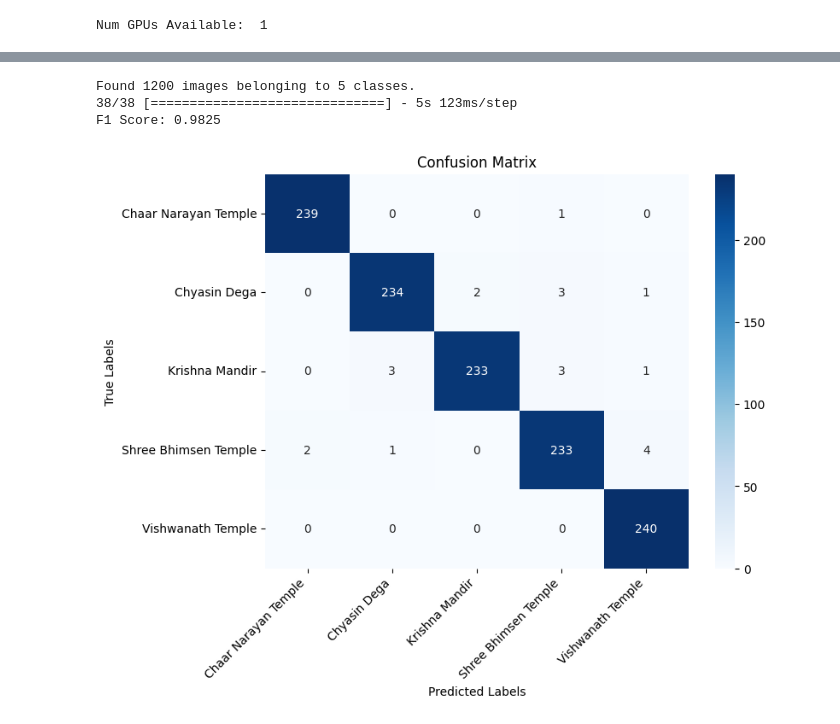
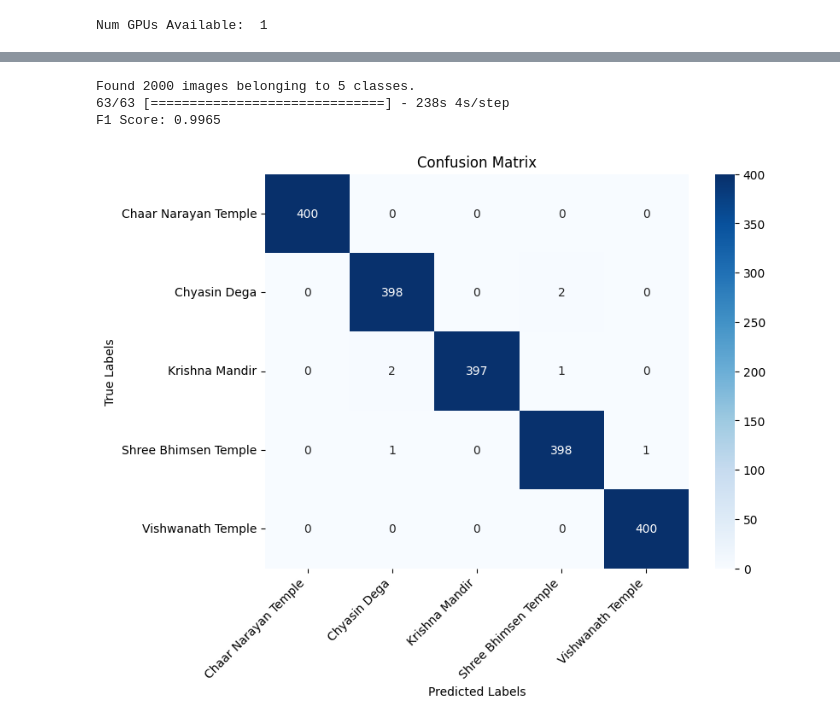
Before and after one commit to Aayush7900/Minor_Project, a Jupyter notebook: model training v1.ipynb, the cells around one changed output, grey strips where cells are left out. Saved outputs shown, nothing was run; the diff lists cells and outputs as text; code cells hidden in the pictures.

Commit message:
testing models

```diff
--- a/model training v1.ipynb
+++ b/model training v1.ipynb
@@ -271,17 +281,23 @@ import seaborn as sns
 import matplotlib.pyplot as plt
 from keras.models import load_model
 
+#Applying Grayscale
+def custom_preprocessing5(image):
+    image = cv2.resize(image, (img_size, img_size))
+
+    return image.astype('float32')
+
 # Load the pre-trained model
-model_path = r'C:\Users\Acer\Desktop\Minor Project\mlTrain_gpu-V2.h5'
+model_path = r'C:\Users\Acer\Desktop\Minor Project\mlTrain_gpu-V3.h5'
 model = load_model(model_path)
 
 # Set the path to your test dataset
-test_data_dir = r'C:\Users\Acer\Desktop\Minor Project\Split\test'
+test_data_dir = r'C:\Users\Acer\Desktop\Minor Project\Dataset'
 img_width, img_height = 64, 64
 batch_size = 32
 
 # Data Preprocessing for testing set
-test_datagen = ImageDataGenerator(rescale=1./255)
+test_datagen = ImageDataGenerator(rescale=1./255,preprocessing_function=custom_preprocessing5)
 
 test_generator = test_datagen.flow_from_directory(test_data_dir,
                                                   target_size=(img_width, img_height),
@@ -289,34 +305,34 @@ test_generator = test_datagen.flow_from_directory(test_data_dir,
                                                   class_mode='categorical',
                                                   shuffle=False)  # Ensure labels are in the same order as predictions
 
 # Get true labels
 true_labels = test_generator.classes
 
 # Make predictions
 predictions = model.predict(test_generator)
 
 # Get predicted labels
 predicted_labels = np.argmax(predictions, axis=1)
 
 # Calculate F1 score
 f1 = f1_score(true_labels, predicted_labels, average='weighted')
 
 # Calculate Confusion Matrix
 conf_matrix = confusion_matrix(true_labels, predicted_labels)
 
 # Display F1 score
 print(f"F1 Score: {f1:.4f}")
 
 # Display Confusion Matrix with rotated x-axis labels
 plt.figure(figsize=(8, 6))
 sns.heatmap(conf_matrix, annot=True, fmt='d', cmap='Blues', xticklabels=test_generator.class_indices, yticklabels=test_generator.class_indices, cbar=True)
 plt.title('Confusion Matrix')
 plt.xlabel('Predicted Labels')
 plt.ylabel('True Labels')
 plt.xticks(rotation=45, ha="right")  # Rotate x-axis labels
 plt.show()
 # %% [output]
-Found 1200 images belonging to 5 classes.
-38/38 [==============================] - 5s 123ms/step
-F1 Score: 0.9825
+Found 2000 images belonging to 5 classes.
+63/63 [==============================] - 238s 4s/step
+F1 Score: 0.9965
-[figure, old version]
+[figure, new version]
```
Also changed, not shown: parts of 3 cells of this notebook, 14 other files.
